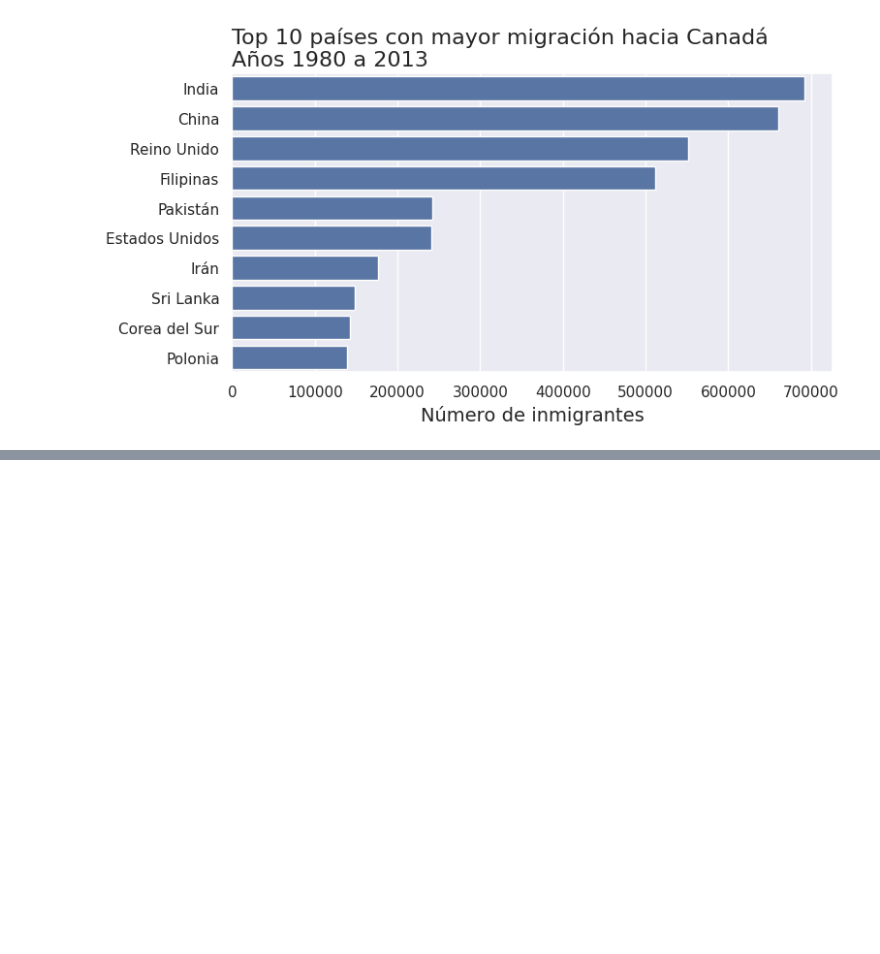
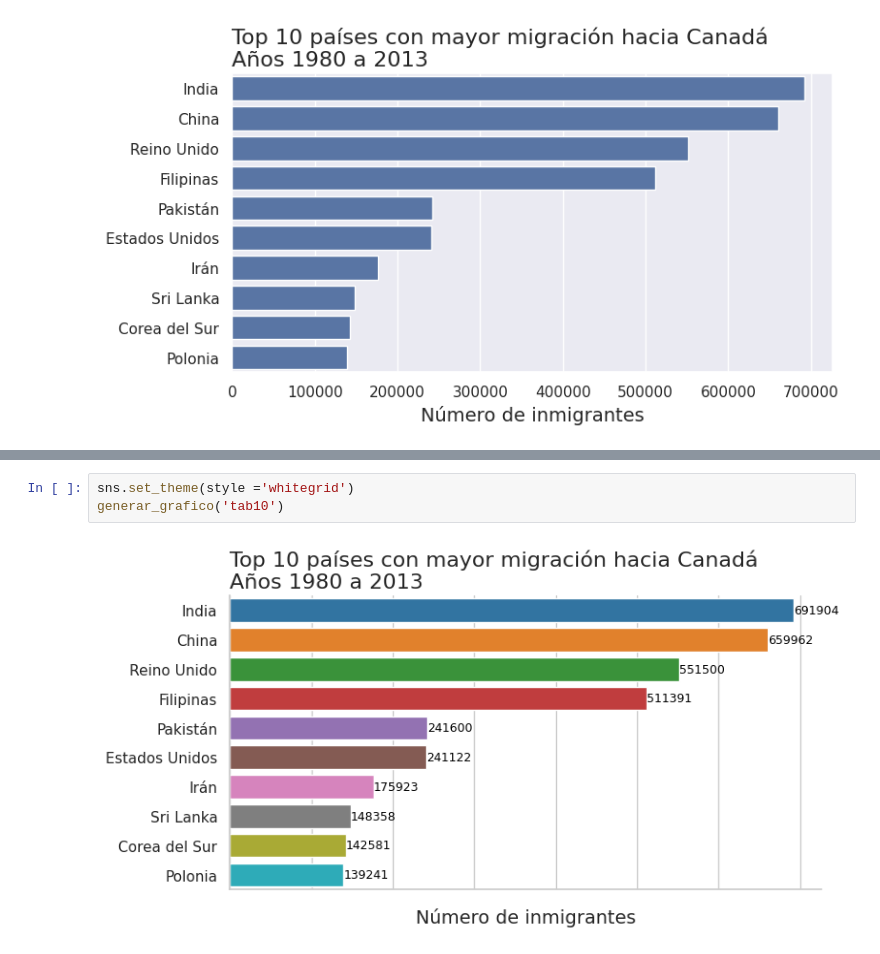
Before and after one commit to Goyo0117970/Visualizaci-n, a Jupyter notebook: visualizacion_de_datos_con_python.ipynb, the cells around one changed output, grey strips where cells are left out. Drawn from its saved outputs; the diff is of its cells as text; blank space fills up the shorter version.

```diff
--- a/visualizacion_de_datos_con_python.ipynb
+++ b/visualizacion_de_datos_con_python.ipynb
@@ -412,0 +416,5 @@ generar_grafico('Paired')
+# %%
+sns.set_theme(style ='whitegrid')
+generar_grafico('tab10')
+# %% [output]
+[figure, added]
```
Also changed, not shown: parts of 9 cells of this notebook.
